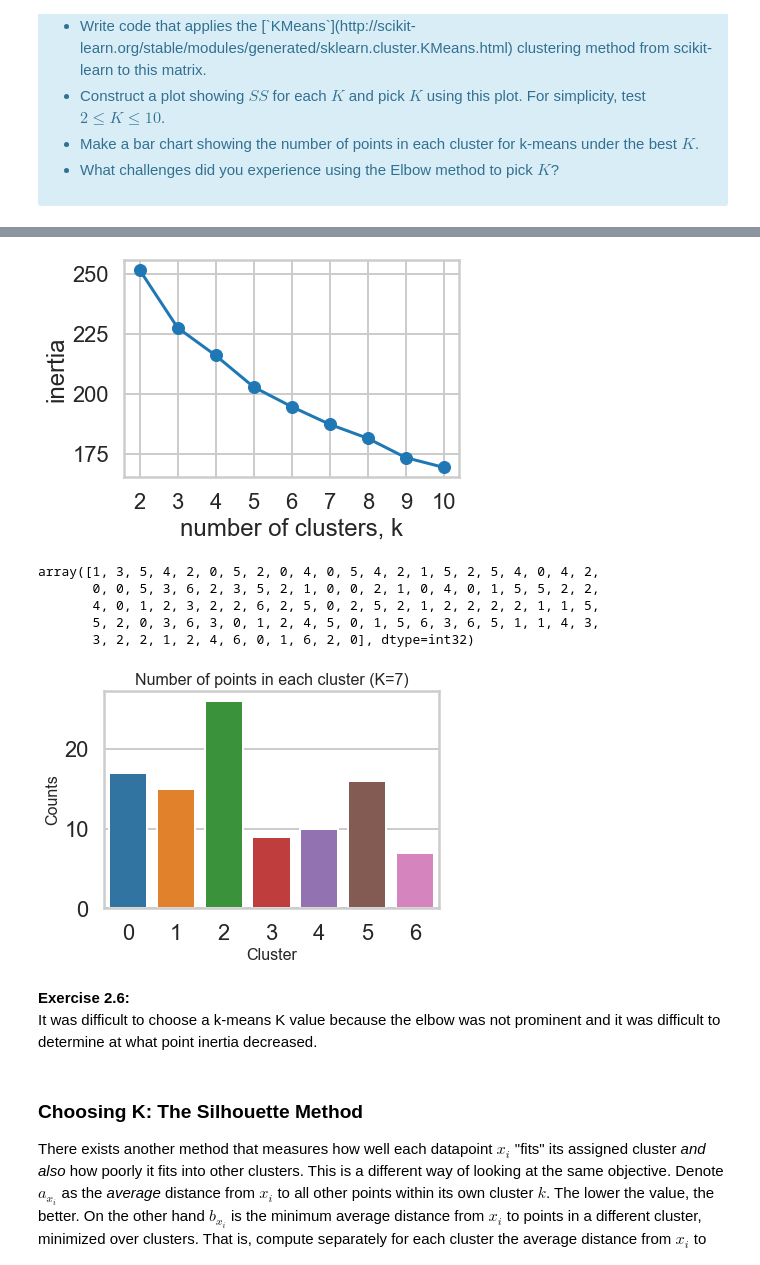
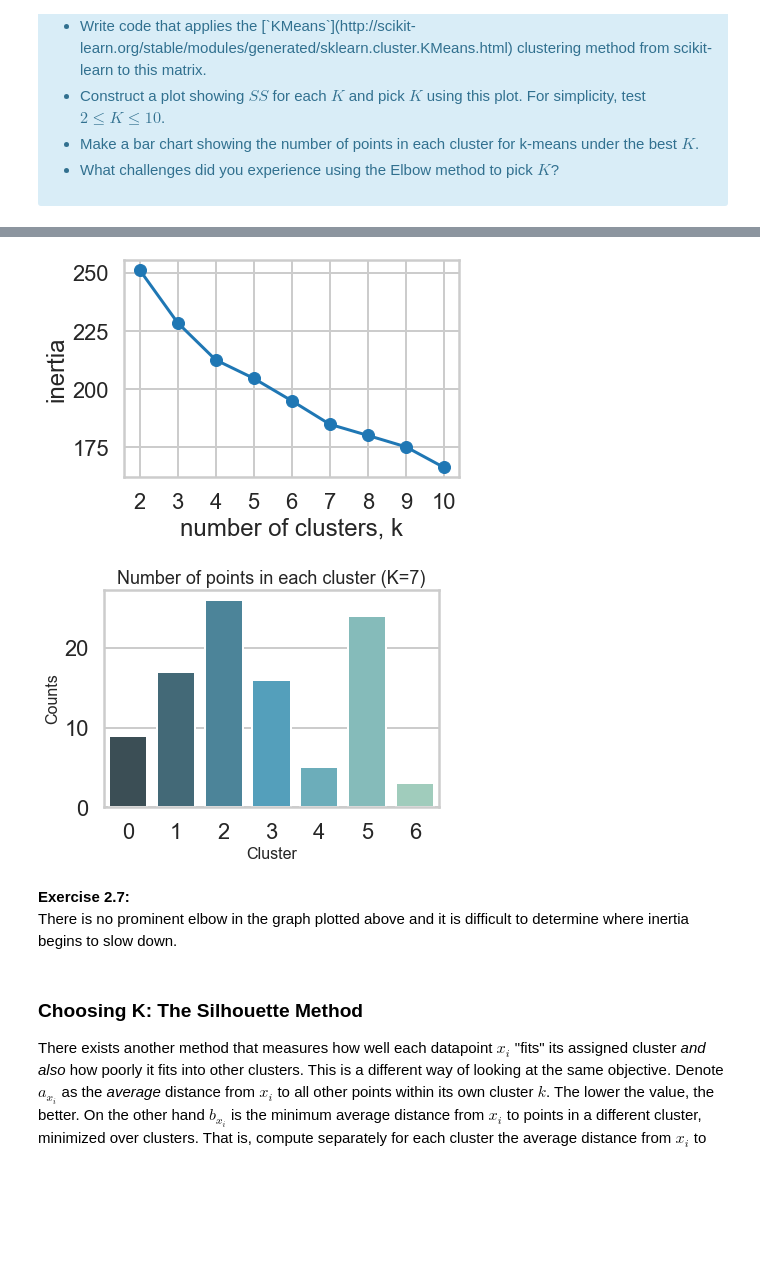
Before and after one commit to nina-driver/Springboard, a Jupyter notebook: 10 - Clustering/Mini_Project_Clustering.ipynb, the cells around one changed output, grey strips where cells are left out. Saved outputs shown, nothing was run; the diff lists cells and outputs as text; code cells hidden in the pictures; blank space fills up the shorter version.

```diff
--- a/10 - Clustering/Mini_Project_Clustering.ipynb
+++ b/10 - Clustering/Mini_Project_Clustering.ipynb
@@ -86,8 +85,6 @@ memory usage: 23.1+ KB
 | 3 | 1 | January | Malbec | 72 | 56 | France | False | Peterson | 1 |
 | 4 | 1 | January | Malbec | 72 | 56 | France | False | Wood | 1 |
 # %%
-df_pivot = pd.pivot_table(df_merged, index=['customer_name'], columns=['offer_id'], values='n', fill_value=0).reset_index(drop=False)
-df_pivot.info()
-print(df_pivot.shape)
-df_pivot.head()
+df = pd.pivot_table(df_merged, values='n', index='customer_name', columns='offer_id', aggfunc=sum, fill_value=0)
+df.head(10)
 # %% [output]
@@ -164,4 +136,6 @@ array([[0, 0, 0, ..., 1, 0, 0],
 # %%
+x_cols = df.values
+
 ks = range(2, 11)
 inertias = []
 
@@ -182,32 +156,23 @@ plt.ylabel('inertia')
 plt.xticks(ks)
 plt.show()
 # %% [output]
-[figure, old version]
+[figure, new version]
 # %%
-model = KMeans(n_clusters=7, random_state=15)
-model.fit(x_cols)
-
-pred_array = model.predict(x_cols)
+best_model = KMeans(n_clusters=7, random_state=21)
+best_model.fit(x_cols)
+clusters = best_model.predict(x_cols)
-# %%
-pred_array
-# %% [output]
-array([1, 3, 5, 4, 2, 0, 5, 2, 0, 4, 0, 5, 4, 2, 1, 5, 2, 5, 4, 0, 4, 2,
-       0, 0, 5, 3, 6, 2, 3, 5, 2, 1, 0, 0, 2, 1, 0, 4, 0, 1, 5, 5, 2, 2,
-       4, 0, 1, 2, 3, 2, 2, 6, 2, 5, 0, 2, 5, 2, 1, 2, 2, 2, 2, 1, 1, 5,
-       5, 2, 0, 3, 6, 3, 0, 1, 2, 4, 5, 0, 1, 5, 6, 3, 6, 5, 1, 1, 4, 3,
-       3, 2, 2, 1, 2, 4, 6, 0, 1, 6, 2, 0], dtype=int32)
 # %%
-sns.countplot(pred_array,)
-plt.title("Number of points in each cluster (K=7)", fontsize=16)
+sns.countplot(clusters, palette="GnBu_d")
+plt.title("Number of points in each cluster (K=7)", fontsize=18)
 plt.xlabel("Cluster", fontsize=16)
 plt.ylabel("Counts", fontsize=16)
 
 plt.show()
 # %% [output]
-[figure, old version]
+[figure, new version]
-# %% [markdown]
-**Exercise 2.6:**
-It was difficult to choose a k-means K value because the elbow was not prominent and it was difficult to determine at what point inertia decreased.
+# %% [markdown]
+**Exercise 2.7:**
+There is no prominent elbow in the graph plotted above and it is difficult to determine where inertia begins to slow down.
 # %% [markdown]
 ### Choosing K: The Silhouette Method
 
```
Also changed, not shown: parts of 10 cells of this notebook.
